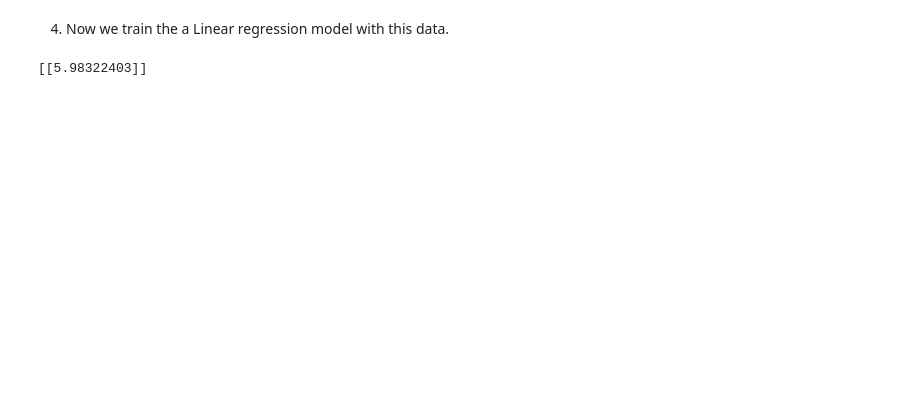
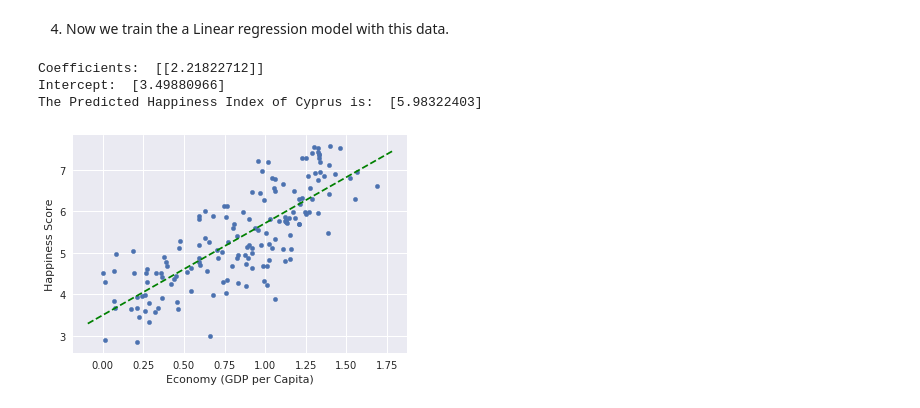
Before and after one commit to amartyakhan/MachineLearning, a Jupyter notebook: Machine Learning with Scikit-learn and Tensorflow/Chapter 1. The Machine Learning Landscape.ipynb, the cells around one changed output. Cells and saved outputs as stored; diff of their text form; code cells hidden in the pictures; blank space fills up the shorter version.

Commit message:
Added plot for the linear regression model

```diff
--- a/Machine Learning with Scikit-learn and Tensorflow/Chapter 1. The Machine Learning Landscape.ipynb
+++ b/Machine Learning with Scikit-learn and Tensorflow/Chapter 1. The Machine Learning Landscape.ipynb
@@ -61,17 +82,36 @@ plt.show()
 # %%
 from sklearn.linear_model import LinearRegression
 
 X = np.c_[happiness_index['Economy (GDP per Capita)']]
 y = np.c_[happiness_index['Happiness Score']]
 
 # Select a linear model
 model = LinearRegression()
 
 # Train the model
 model.fit(X, y)
 
+#the coeffs
+# The coefficients
+print('Coefficients: ', model.coef_)
+print('Intercept: ', model.intercept_)
+
+#function to plot a line with slope and intercept
+def abline(slope, intercept):
+    """Plot a line from slope and intercept"""
+    axes = plt.gca()
+    x_vals = np.array(axes.get_xlim())
+    y_vals = intercept + slope * x_vals
+    plt.plot(x_vals, y_vals, '--',color='green')
+
+happiness_index.plot(kind='scatter', x='Economy (GDP per Capita)',y="Happiness Score")
+abline(model.coef_[0], model.intercept_)
+
 # Make a prediction for Cyprus
 X_new = [[1.12]]  # Cyprus' GDP per capita
-print(model.predict(X_new)) # outputs [[ 5.96242338]]
+print("The Predicted Happiness Index of Cyprus is: ",model.predict(X_new)[0]) # output
 # %% [output]
-[[5.98322403]]
+Coefficients:  [[2.21822712]]
+Intercept:  [3.49880966]
+The Predicted Happiness Index of Cyprus is:  [5.98322403]
+[figure, added]
```
Also changed, not shown: parts of 5 cells of this notebook.
